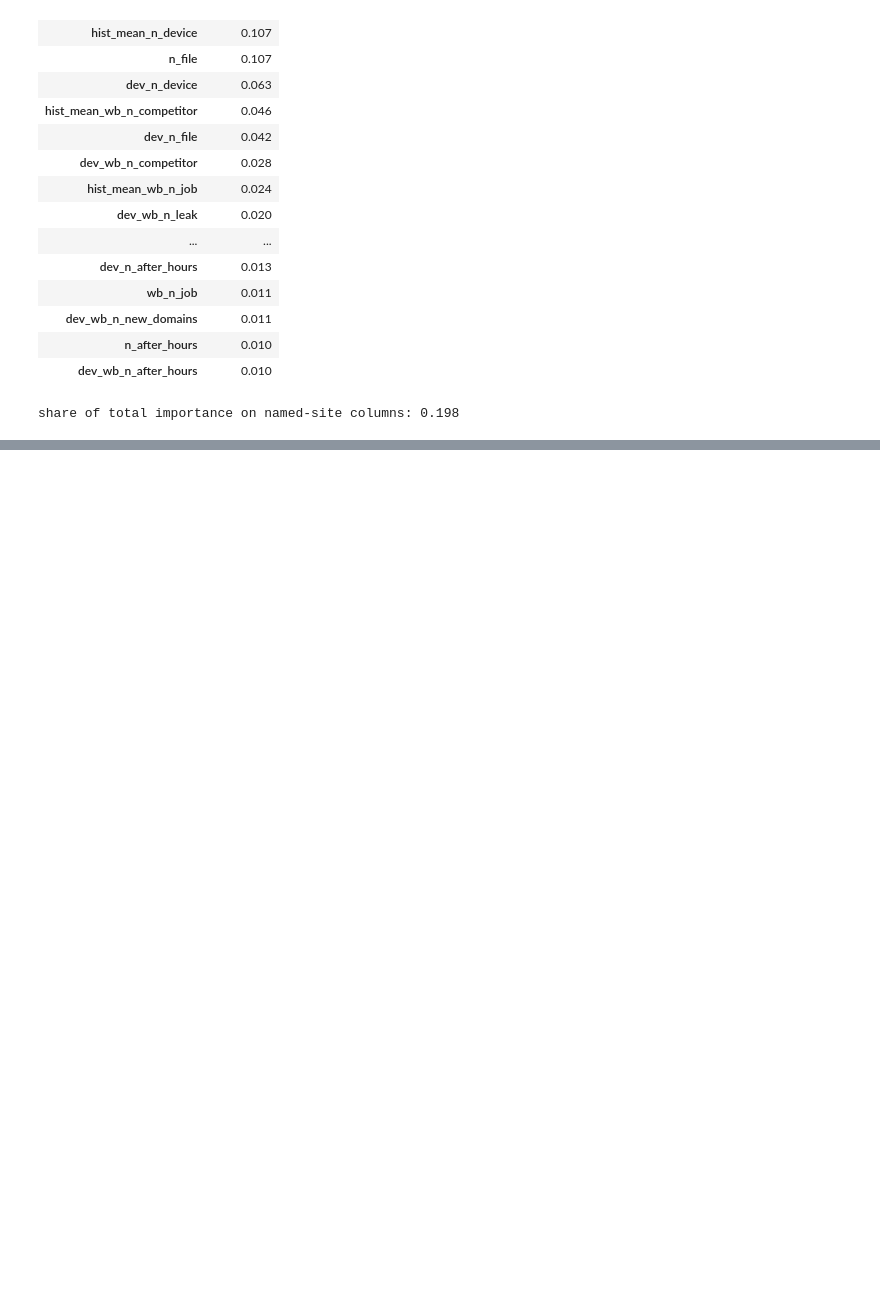
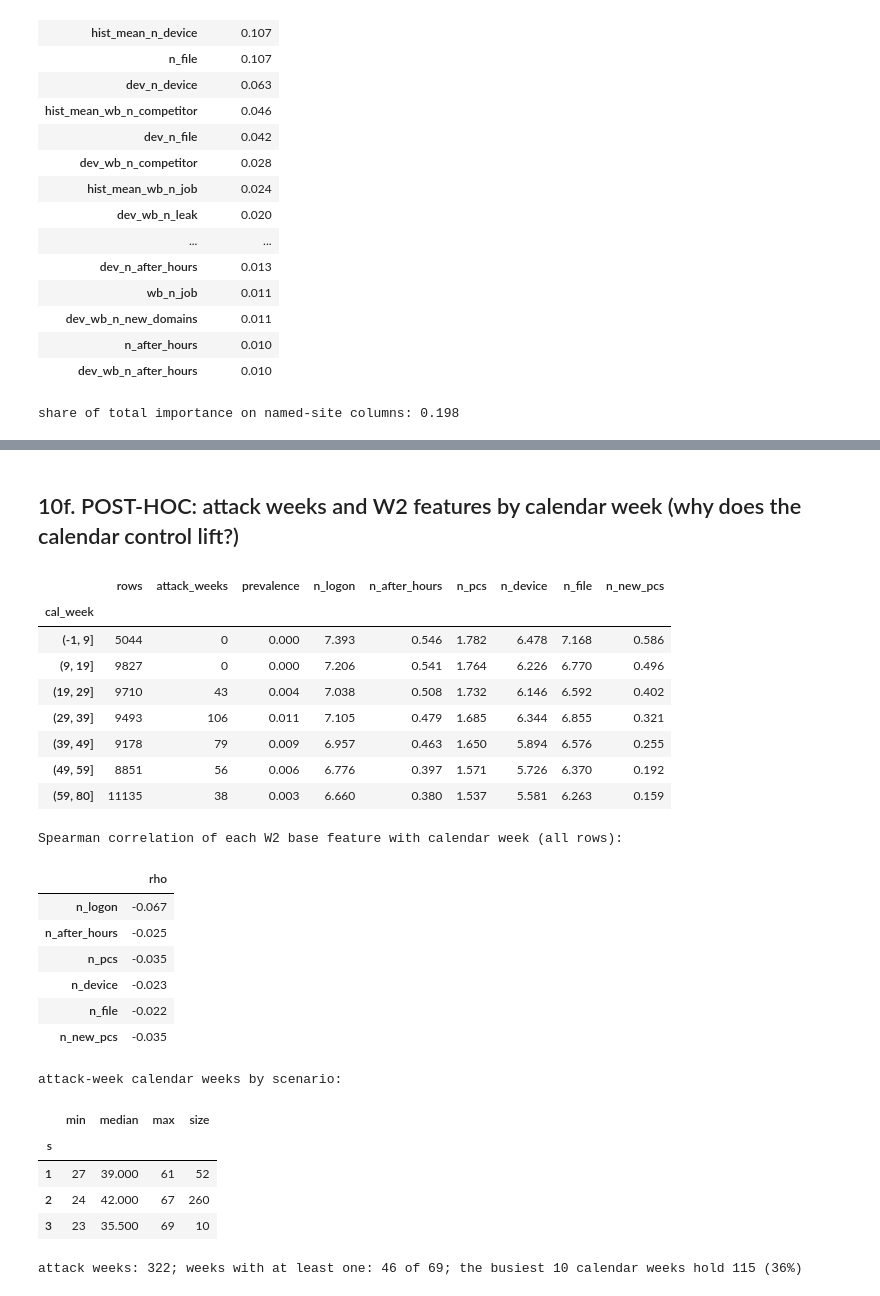
Before and after one commit to medrees-1000/insider-threat-gnn, a Jupyter notebook: notebooks/06_email_web_probe.ipynb, the cells around one changed output, grey strips where cells are left out. Saved outputs shown, nothing was run; the diff lists cells and outputs as text; code cells hidden in the pictures; blank space fills up the shorter version.

```diff
--- a/notebooks/06_email_web_probe.ipynb
+++ b/notebooks/06_email_web_probe.ipynb
@@ -357,0 +423,17 @@ share of total importance on named-site columns: 0.198
+# %%
+COLS = SETS["W2+E+H"]; GROUPS = audit_groups(COLS)
+print({g: len(c) for g, c in GROUPS.items()}, "| 'history/deviation' overlaps the families (their own hist/dev columns are in both)")
+perm_rows, base_pr = [], {}
+for f in folds:
+    tr, te = week_masks(weekly, f)
+    for a, mk in ALGOS.items():
+        m = mk(y[tr]).fit(weekly.loc[tr, COLS], y[tr])
+        base_pr[(a, f["fold"])] = average_precision_score(y[te], m.predict_proba(weekly.loc[te, COLS])[:, 1])
+        p = grouped_permutation_importance(m, weekly.loc[te, COLS], y[te], GROUPS, n_shuffles=5, seed=SEED + f["fold"])
+        perm_rows.append(p.groupby("group")["drop"].mean().rename("drop").reset_index().assign(algo=a, fold=f["fold"]))
+perm = pd.concat(perm_rows)
+pt = perm.pivot_table(index="group", columns="algo", values="drop", aggfunc=["mean", "std"])
+out = pd.DataFrame({a: pt[("mean", a)].map("{:.3f}".format) + " ± " + pt[("std", a)].map("{:.3f}".format) for a in ["RF", "XGB"]})
+out["XGB sort"] = pt[("mean", "XGB")]; display(out.sort_values("XGB sort", ascending=False).drop(columns="XGB sort"))
+print("PR-AUC drop = baseline PR-AUC minus PR-AUC with that group's columns permuted together on the held-out fold; mean ± std over 5 folds (each fold's value is the mean of 5 shuffles).")
+tick("9b")
@@ -357,0 +558,39 @@ share of total importance on named-site columns: 0.198
+# %% [markdown]
+## 10f. POST-HOC: attack weeks and W2 features by calendar week (why does the calendar control lift?)
+# %%
+aw = weekly[weekly["label"] == 1].groupby("cal_week").size().reindex(range(weekly["cal_week"].min(), weekly["cal_week"].max() + 1), fill_value=0)
+rows = weekly.groupby("cal_week").size().reindex(aw.index, fill_value=0)
+blk = pd.cut(weekly["cal_week"], [-1, 9, 19, 29, 39, 49, 59, 80])
+tab = weekly.groupby(blk, observed=True).agg(rows=("label", "size"), attack_weeks=("label", "sum"), prevalence=("label", "mean"),
+        n_logon=("n_logon", "mean"), n_after_hours=("n_after_hours", "mean"), n_pcs=("n_pcs", "mean"), n_device=("n_device", "mean"), n_file=("n_file", "mean"), n_new_pcs=("n_new_pcs", "mean"))
+display(tab)
+print("Spearman correlation of each W2 base feature with calendar week (all rows):")
+display(weekly[WEEK_FEATURE_COLS + ["n_new_pcs"]].corrwith(weekly["cal_week"], method="spearman").to_frame("rho"))
+by_s = weekly[weekly["label"] == 1].assign(s=lambda x: x["user"].map(scen)).groupby("s")["cal_week"].agg(["min", "median", "max", "size"])
+print("attack-week calendar weeks by scenario:"); display(by_s)
+print(f"attack weeks: {int(aw.sum())}; weeks with at least one: {(aw > 0).sum()} of {len(aw)}; the busiest 10 calendar weeks hold {aw.nlargest(10).sum()} ({aw.nlargest(10).sum() / aw.sum():.0%})")
+# %% [output]
+|  | rows | attack_weeks | prevalence | n_logon | n_after_hours | n_pcs | n_device | n_file | n_new_pcs |
+| cal_week |  |  |  |  |  |  |  |  |  |
+| (-1, 9] | 5044 | 0 | 0.000 | 7.393 | 0.546 | 1.782 | 6.478 | 7.168 | 0.586 |
+| (9, 19] | 9827 | 0 | 0.000 | 7.206 | 0.541 | 1.764 | 6.226 | 6.770 | 0.496 |
+| (19, 29] | 9710 | 43 | 0.004 | 7.038 | 0.508 | 1.732 | 6.146 | 6.592 | 0.402 |
+| (29, 39] | 9493 | 106 | 0.011 | 7.105 | 0.479 | 1.685 | 6.344 | 6.855 | 0.321 |
+| (39, 49] | 9178 | 79 | 0.009 | 6.957 | 0.463 | 1.650 | 5.894 | 6.576 | 0.255 |
+| (49, 59] | 8851 | 56 | 0.006 | 6.776 | 0.397 | 1.571 | 5.726 | 6.370 | 0.192 |
+| (59, 80] | 11135 | 38 | 0.003 | 6.660 | 0.380 | 1.537 | 5.581 | 6.263 | 0.159 |
+Spearman correlation of each W2 base feature with calendar week (all rows):
+|  | rho |
+| n_logon | -0.067 |
+| n_after_hours | -0.025 |
+| n_pcs | -0.035 |
+| n_device | -0.023 |
+| n_file | -0.022 |
+| n_new_pcs | -0.035 |
+attack-week calendar weeks by scenario:
+|  | min | median | max | size |
+| s |  |  |  |  |
+| 1 | 27 | 39.000 | 61 | 52 |
+| 2 | 24 | 42.000 | 67 | 260 |
+| 3 | 23 | 35.500 | 69 | 10 |
+attack weeks: 322; weeks with at least one: 46 of 69; the busiest 10 calendar weeks hold 115 (36%)
```
Also changed, not shown: parts of 22 cells of this notebook, 4 other files.
